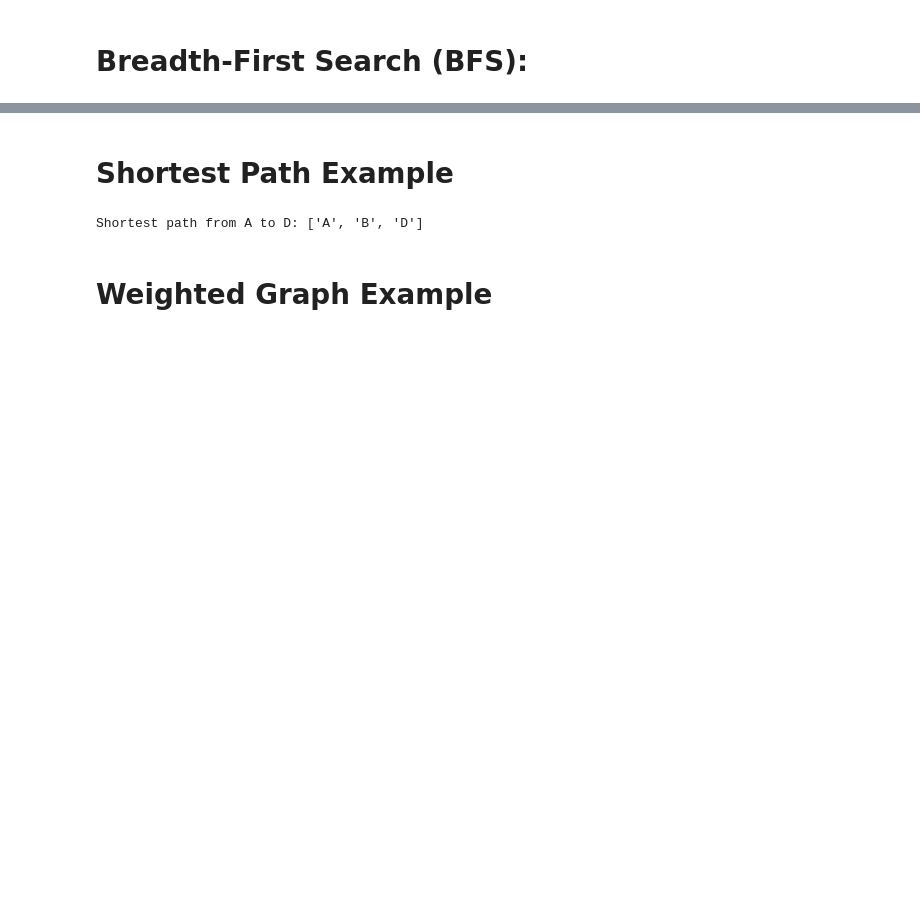
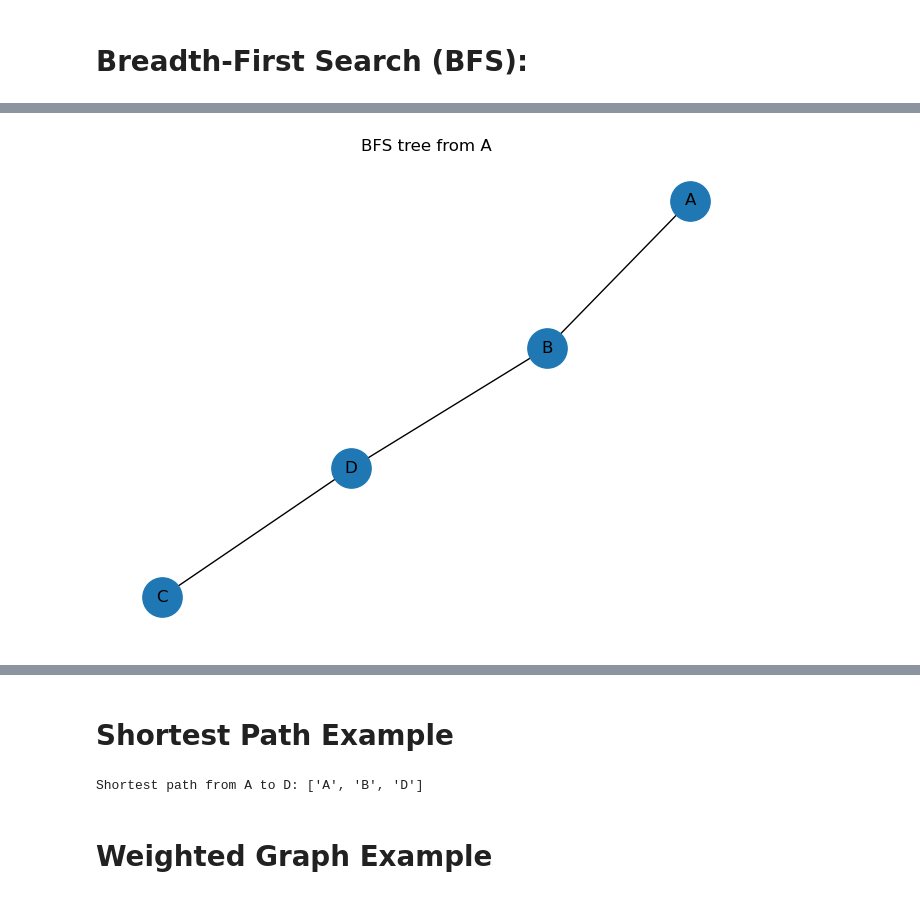
Before and after one commit to ph7klw76/GFS0014, a Jupyter notebook: week10.ipynb, the cells around one changed output, grey strips where cells are left out. Saved outputs shown, nothing was run; the diff lists cells and outputs as text; code cells hidden in the pictures; blank space fills up the shorter version.

```diff
--- a/week10.ipynb
+++ b/week10.ipynb
@@ -77,0 +78,7 @@ nx.bfs_tree(G, source="A")
+# %%
+nx.bfs_tree(G, source="A")
+nx.draw(T, pos, with_labels=True, node_size=800, arrows=False)
+plt.title("BFS tree from A")
+plt.show()
+# %% [output]
+[figure, added]
```
Also changed, not shown: parts of 10 cells of this notebook.
